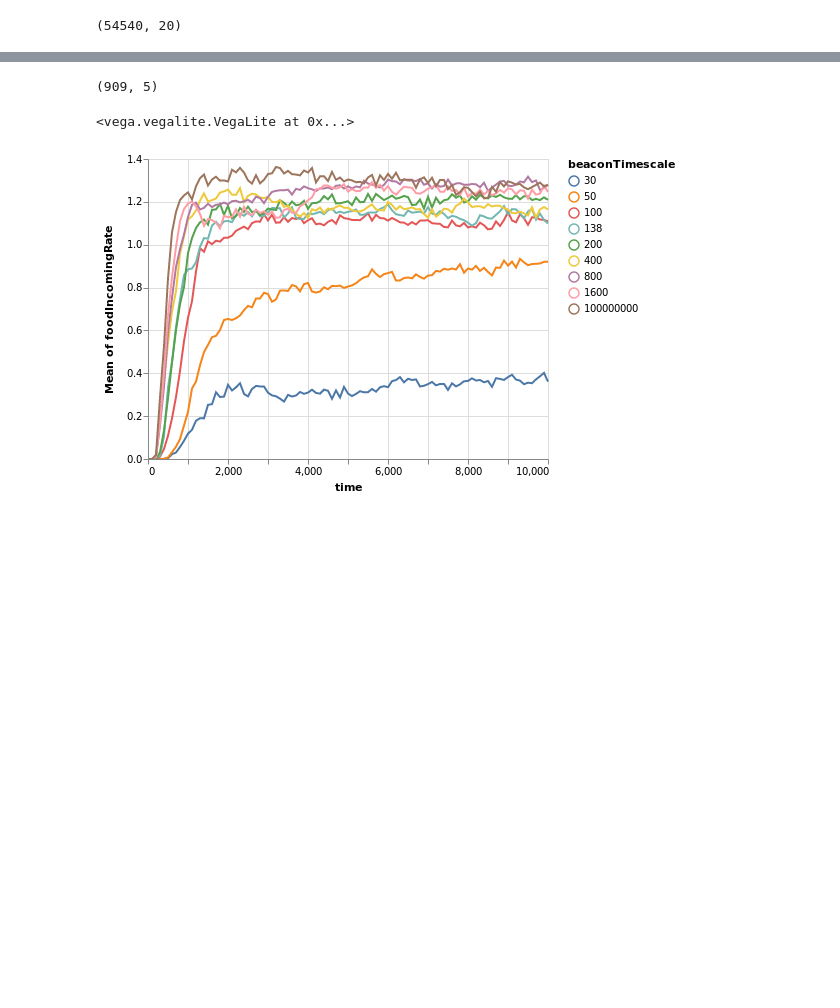
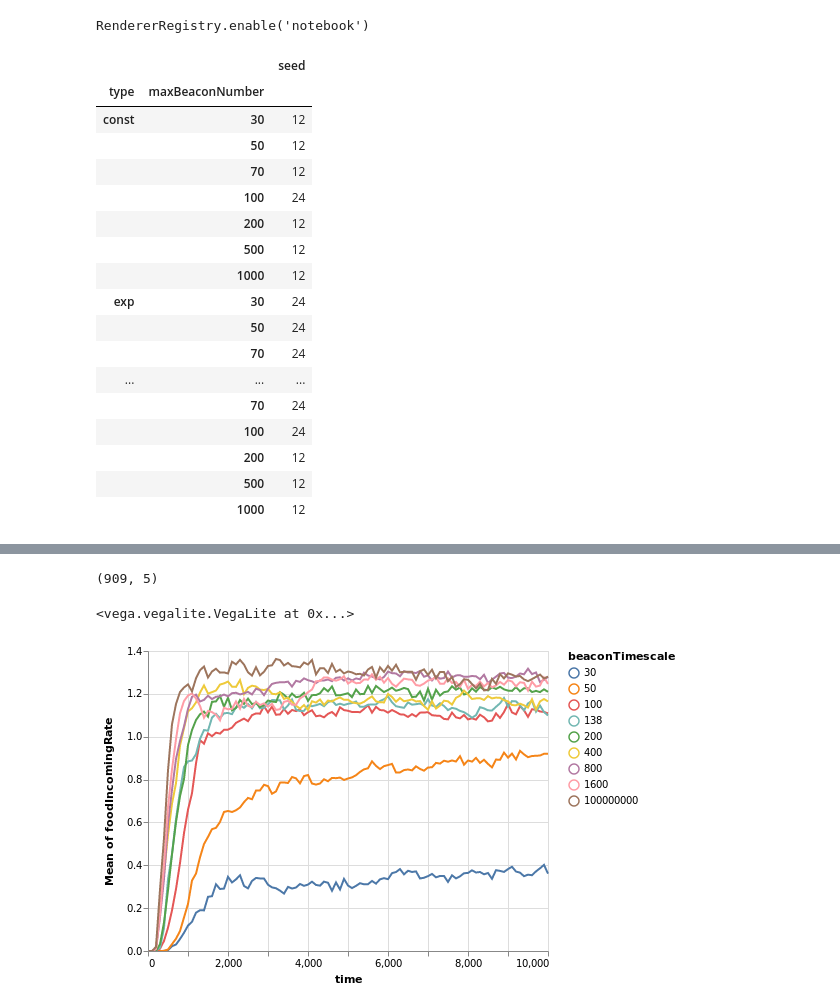
Before and after one commit to MarcoVitalii/IntSysProject, a Jupyter notebook: python/dataAnalysis.ipynb, the cells around one changed output, grey strips where cells are left out. Drawn from its saved outputs; the diff is of its cells as text; code cells hidden in the pictures; blank space fills up the shorter version.

```diff
--- a/python/dataAnalysis.ipynb
+++ b/python/dataAnalysis.ipynb
@@ -2,7 +17,5 @@
 import pandas as pd
 import altair as alt
 alt.renderers.enable('notebook')
-df = pd.read_csv('../data/database.csv.bz2')
-df.shape
 # %% [output]
-(54540, 20)
+RendererRegistry.enable('notebook')
@@ -8,0 +29,23 @@ df.shape
+# %%
+# This code displays the number of simulations for each type of simulation included in the data analysis.
+# The seed column stands for the count of different seeds, hence the number of simulations.
+diffMaxBeacons.loc[:,['type','seed','maxBeaconNumber']].drop_duplicates().groupby(['type','maxBeaconNumber']).count()
+# %% [output]
+|  |  | seed |
+| type | maxBeaconNumber |  |
+| const | 30 | 12 |
+|  | 50 | 12 |
+|  | 70 | 12 |
+|  | 100 | 24 |
+|  | 200 | 12 |
+|  | 500 | 12 |
+|  | 1000 | 12 |
+| exp | 30 | 24 |
+|  | 50 | 24 |
+|  | 70 | 24 |
+| ... | ... | ... |
+|  | 70 | 24 |
+|  | 100 | 24 |
+|  | 200 | 12 |
+|  | 500 | 12 |
+|  | 1000 | 12 |
```
Also changed, not shown: parts of 8 cells of this notebook, 6 other files.
